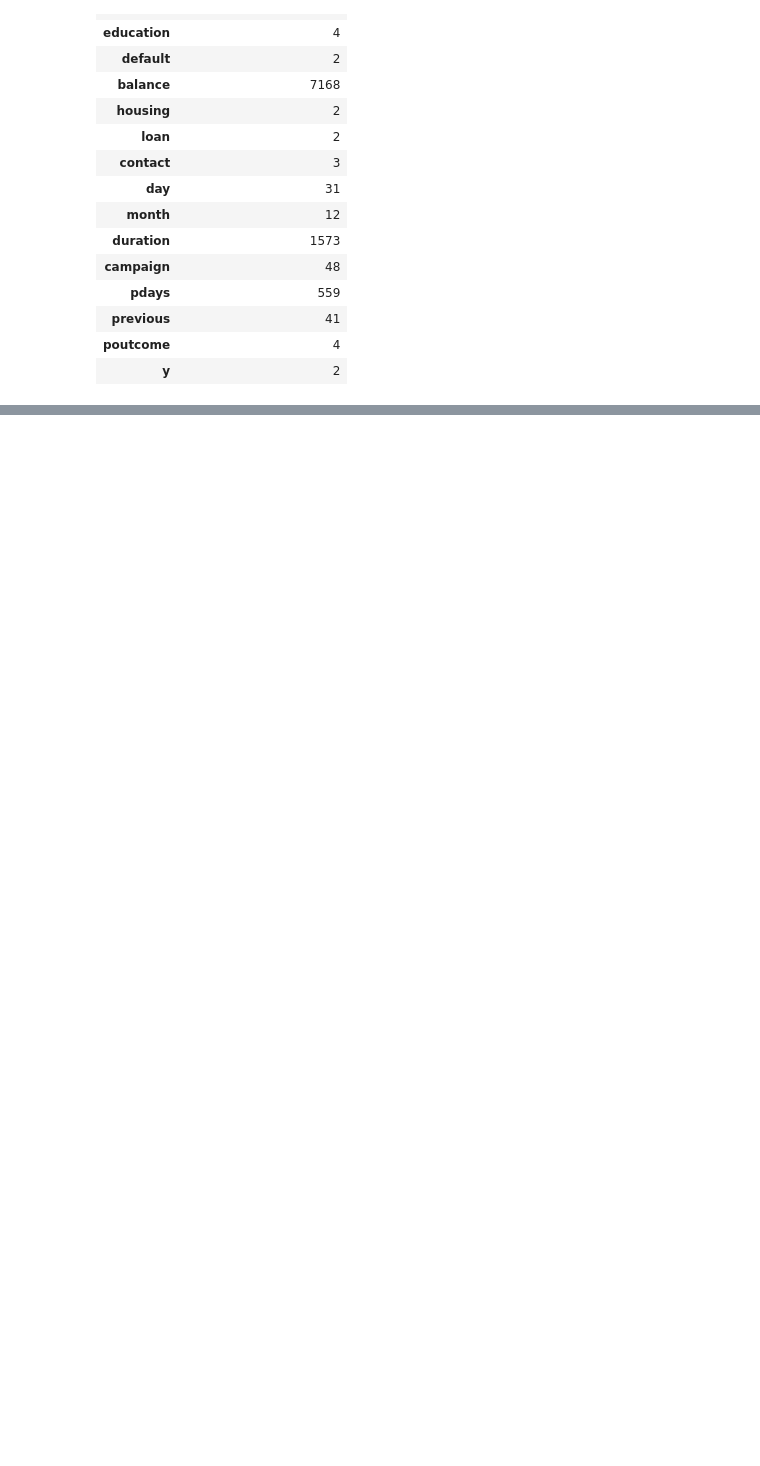
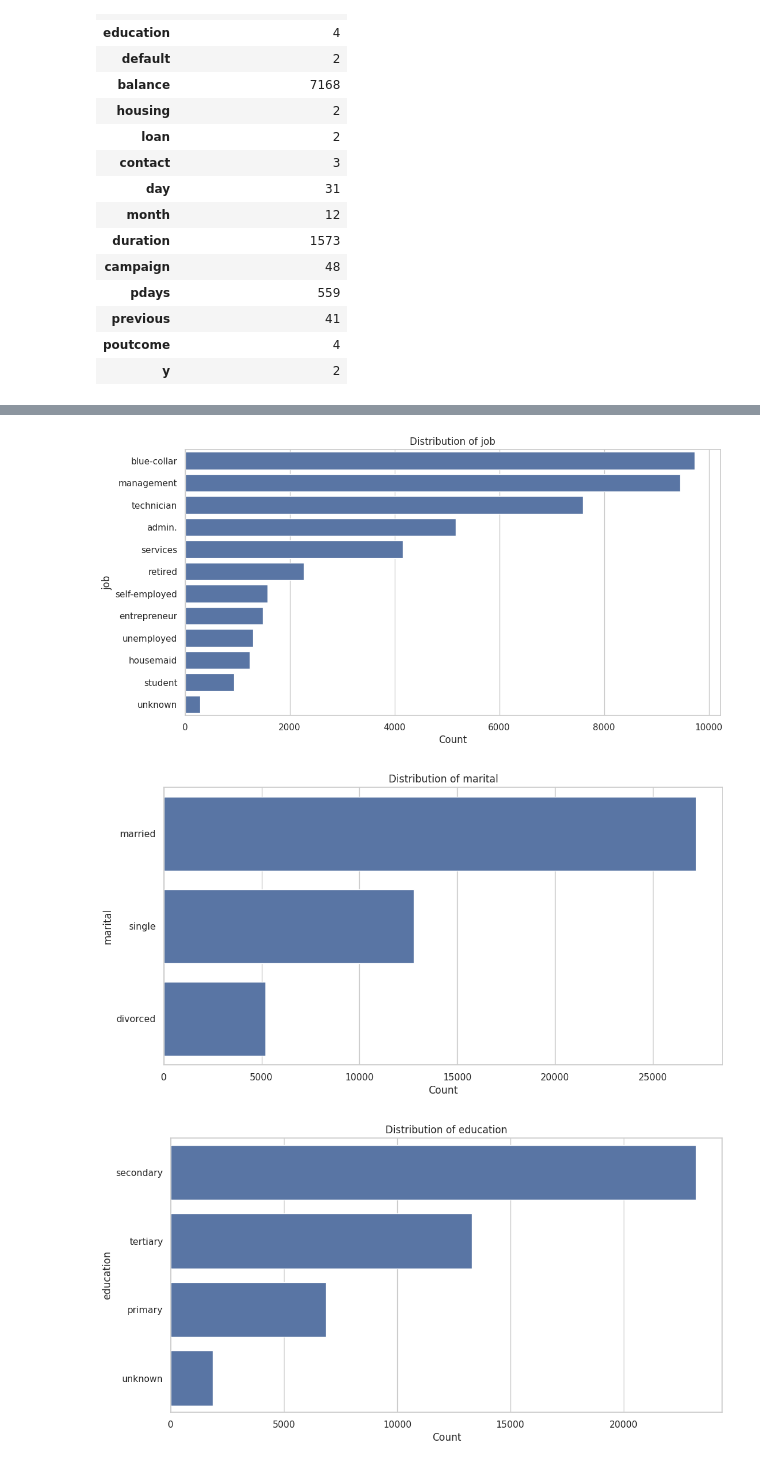
Before and after one commit to PrabhaviWKP/Machine-Learning, a Jupyter notebook: notebooks/2604CW.ipynb, the cells around one changed output, grey strips where cells are left out. Drawn from its saved outputs; the diff is of its cells as text; code cells hidden in the pictures; blank space fills up the shorter version.

```diff
--- a/notebooks/2604CW.ipynb
+++ b/notebooks/2604CW.ipynb
@@ -248,0 +197,16 @@ Name: count, dtype: object
+# %%
+# List of categorical columns
+categorical_columns = ['job', 'marital', 'education', 'default', 'housing', 'loan', 'contact', 'month', 'poutcome', 'y']
+
+# Create horizontal bar plots for categorical columns
+for column in categorical_columns:
+    plt.figure(figsize=(12, 6))
+    sns.countplot(y=data[column], order=data[column].value_counts().index)
+    plt.title(f'Distribution of {column}')
+    plt.xlabel('Count')
+    plt.ylabel(column)
+    plt.show()
+# %% [output]
+[figure, added]
+[figure, added]
+[figure, added]
```
Also changed, not shown: parts of 11 cells of this notebook.
